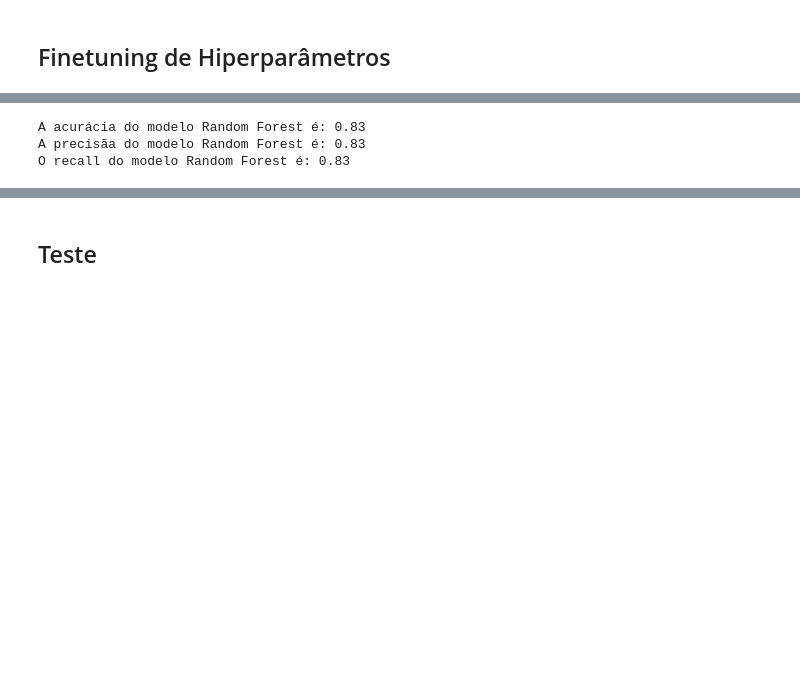
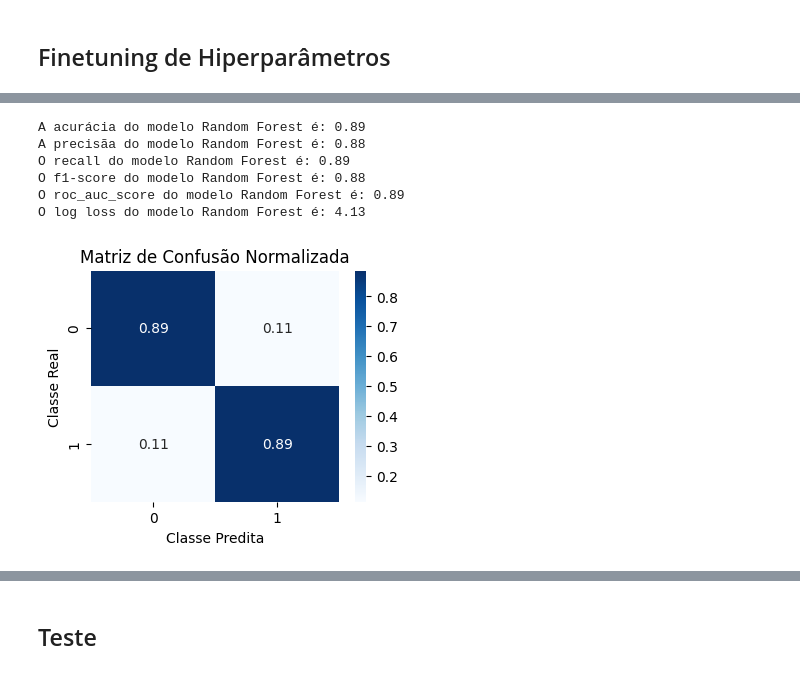
Before and after one commit to SophiSenne/PonderadaSpotify, a Jupyter notebook: spotify.ipynb, the cells around one changed output, grey strips where cells are left out. Saved outputs shown, nothing was run; the diff lists cells and outputs as text; code cells hidden in the pictures; blank space fills up the shorter version.

```diff
--- a/spotify.ipynb
+++ b/spotify.ipynb
@@ -496,6 +485,24 @@ def metricas(model):
 
     recall = recall_score(y_test, y_pred)
     print(f"O recall do modelo Random Forest é: {recall:.2f}")
+
+    f1score = f1_score(y_test, y_pred)
+    print(f"O f1-score do modelo Random Forest é: {f1score:.2f}")
+
+    roc_auc = roc_auc_score(y_test, y_pred)
+    print(f"O roc_auc_score do modelo Random Forest é: {roc_auc:.2f}")
+
+    logloss = log_loss(y_test, y_pred)
+    print(f"O log loss do modelo Random Forest é: {logloss:.2f}")
+
+    # Plotar a matriz de confusão normalizada
+    cm = confusion_matrix(y_test, y_pred, normalize='true')
+    plt.figure(figsize=(4, 3))
+    sns.heatmap(cm, annot=True, fmt='.2', cmap='Blues')
+    plt.title('Matriz de Confusão Normalizada')
+    plt.ylabel('Classe Real')
+    plt.xlabel('Classe Predita')
+    plt.show()
 # %%
 model_rf = RandomForestClassifier(random_state=42, n_estimators=200)
 model_rf.fit(X_train, y_train)
@@ -517,13 +550,13 @@ def optimize_model(model, param_grid, X_train, y_train):
     # Retorna o modelo ajustado com os melhores hiperparâmetros
     return grid_search.best_estimator_
 # %%
-# # Parâmetros para otimização de Random Forest
-# param_grid_rf = {
-#     'n_estimators': [100, 200, 300, 500],
-#     'max_depth': [None, 10, 20, 30],
-#     'min_samples_split': [2, 5, 10],
-#     'min_samples_leaf': [1, 2, 4]
-# }
+# Parâmetros para otimização de Random Forest
+param_grid_rf = {
+    'n_estimators': [100, 200, 300, 500],
+    'max_depth': [None, 10, 20, 30],
+    'min_samples_split': [2, 5, 10],
+    'min_samples_leaf': [1, 2, 4]
+}
 
-# # Aplicar a otimização de hiperparâmetros para cada modelo
-# optimized_rf = optimize_model(RandomForestClassifier(random_state=42), param_grid_rf, X_train, y_train)
+# Aplicar a otimização de hiperparâmetros para cada modelo
+optimize_model(RandomForestClassifier(random_state=42), param_grid_rf, X_train, y_train)
@@ -555,6 +571,11 @@ KeyboardInterrupt:
-# %%
-metricas(optimized_rf)
-# %% [output]
-A acurácia do modelo Random Forest é: 0.83
-A precisãa do modelo Random Forest é: 0.83
-O recall do modelo Random Forest é: 0.83
+# %%
+# Avaliação do modelo com ajuste de hiperparâmetros
+metricas(rf)
+# %% [output]
+A acurácia do modelo Random Forest é: 0.89
+A precisãa do modelo Random Forest é: 0.88
+O recall do modelo Random Forest é: 0.89
+O f1-score do modelo Random Forest é: 0.88
+O roc_auc_score do modelo Random Forest é: 0.89
+O log loss do modelo Random Forest é: 4.13
+[figure, added]
```
Also changed, not shown: parts of 46 cells of this notebook.
